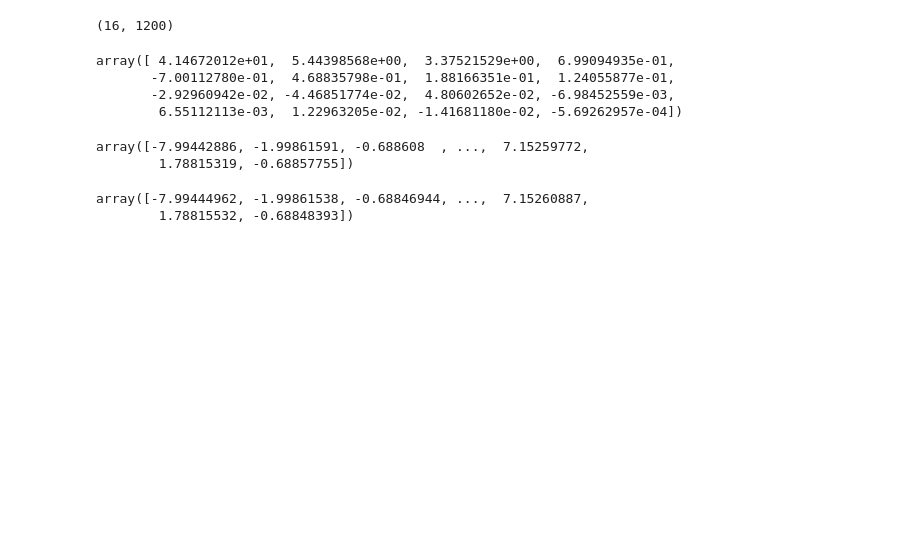
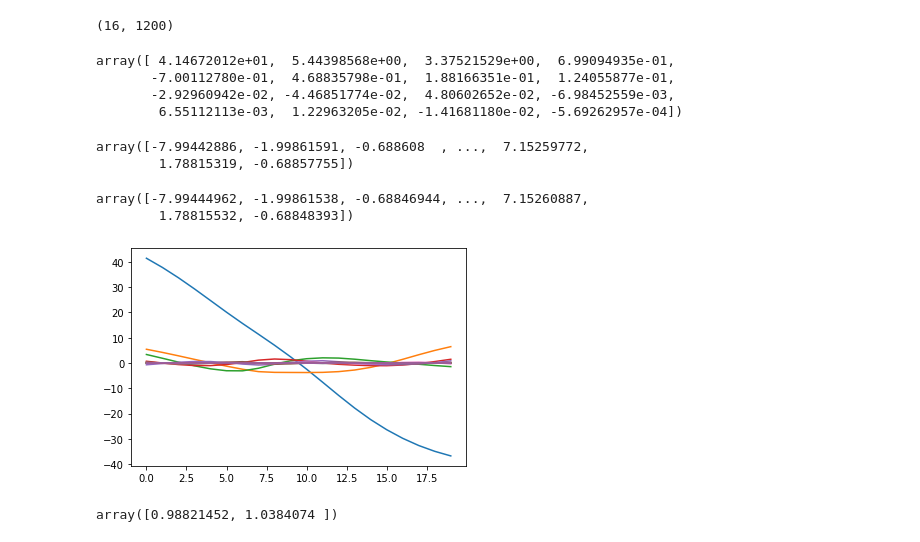
Before and after one commit to AnirudhSA/Cloth-Simulation, a Jupyter notebook: ML_project.ipynb, the cells around one changed output. Saved outputs shown, nothing was run; the diff lists cells and outputs as text; code cells hidden in the pictures; blank space fills up the shorter version.

```diff
--- a/ML_project.ipynb
+++ b/ML_project.ipynb
@@ -95,3 +95,8 @@ frame[0]
 # %% [output]
 array([-7.99444962, -1.99861538, -0.68846944, ...,  7.15260887,
         1.78815532, -0.68848393])
+# %%
+for j in range(15):
+  plt.plot([i for i in range(20)], [principalComponents[i][j] for i in range(20)])
+# %% [output]
+[figure, added]
@@ -97,0 +114,4 @@ array([-7.99444962, -1.99861538, -0.68846944, ...,  7.15260887,
+# %%
+regressor.coef_
+# %% [output]
+array([0.98821452, 1.0384074 ])
```
Also changed, not shown: parts of 11 cells of this notebook.
